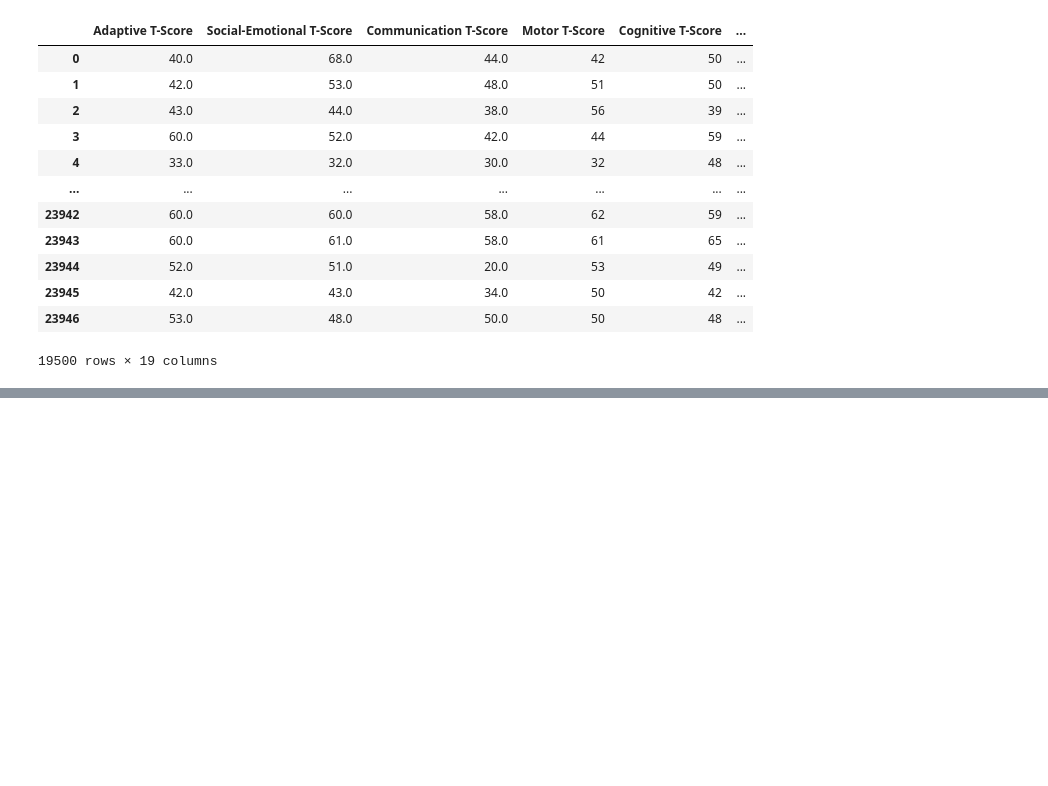
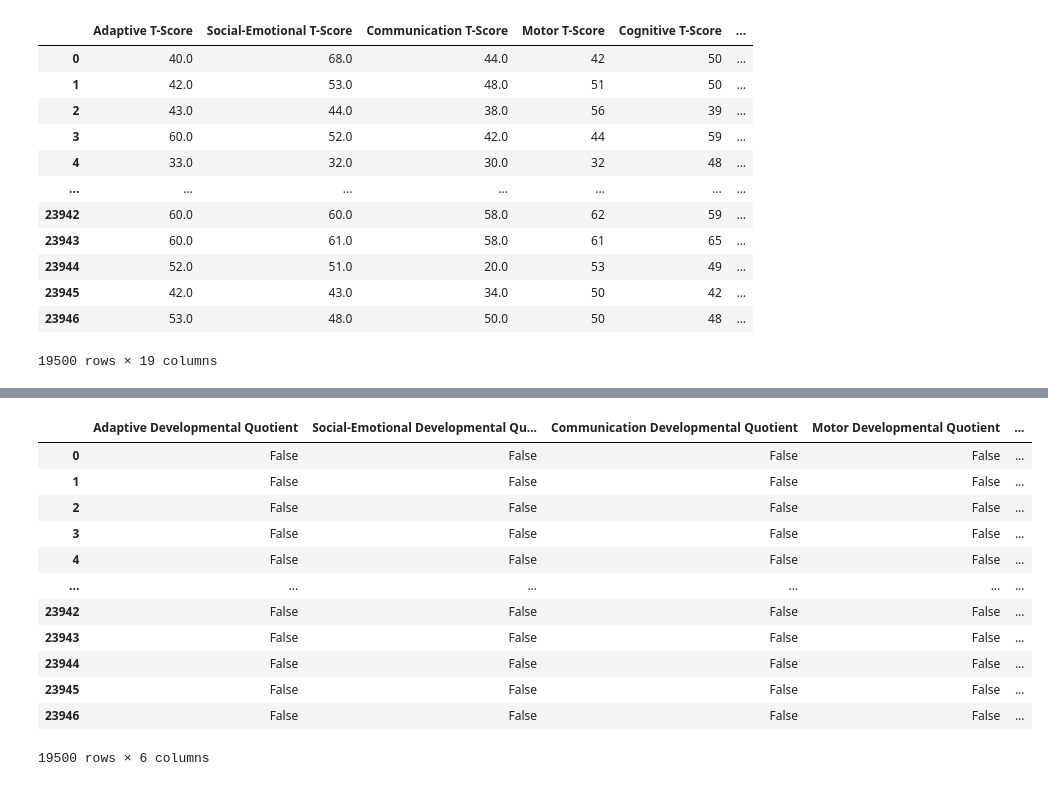
Before and after one commit to NSS-Data-Analytics-Cohort-10/teis-bullmastiff, a Jupyter notebook: notebooks/TEIS BDI.ipynb, the cells around one changed output, grey strips where cells are left out. Drawn from its saved outputs; the diff is of its cells as text; code cells hidden in the pictures; blank space fills up the shorter version.

```diff
--- a/notebooks/TEIS BDI.ipynb
+++ b/notebooks/TEIS BDI.ipynb
@@ -409,0 +441,6 @@ No significant difference detected between Cognitive-Reasoning / Academic Skills
+# %%
+Quotient = BDI3_df_new1[['Adaptive Developmental Quotient',
+       'Social-Emotional Developmental Quotient',
+       'Communication Developmental Quotient', 'Motor Developmental Quotient',
+       'Cognitive Developmental Quotient',
+       'BDI-3 Total Developmental Quotient']]
@@ -409,0 +465,17 @@ No significant difference detected between Cognitive-Reasoning / Academic Skills
+# %%
+missing_values = Quotient.isnull()
+missing_values
+# %% [output]
+|  | Adaptive Developmental Quotient | Social-Emotional Developmental Qu... | Communication Developmental Quotient | Motor Developmental Quotient | ... |
+| 0 | False | False | False | False | ... |
+| 1 | False | False | False | False | ... |
+| 2 | False | False | False | False | ... |
+| 3 | False | False | False | False | ... |
+| 4 | False | False | False | False | ... |
+| ... | ... | ... | ... | ... | ... |
+| 23942 | False | False | False | False | ... |
+| 23943 | False | False | False | False | ... |
+| 23944 | False | False | False | False | ... |
+| 23945 | False | False | False | False | ... |
+| 23946 | False | False | False | False | ... |
+19500 rows × 6 columns
```
Also changed, not shown: parts of 26 cells of this notebook.
